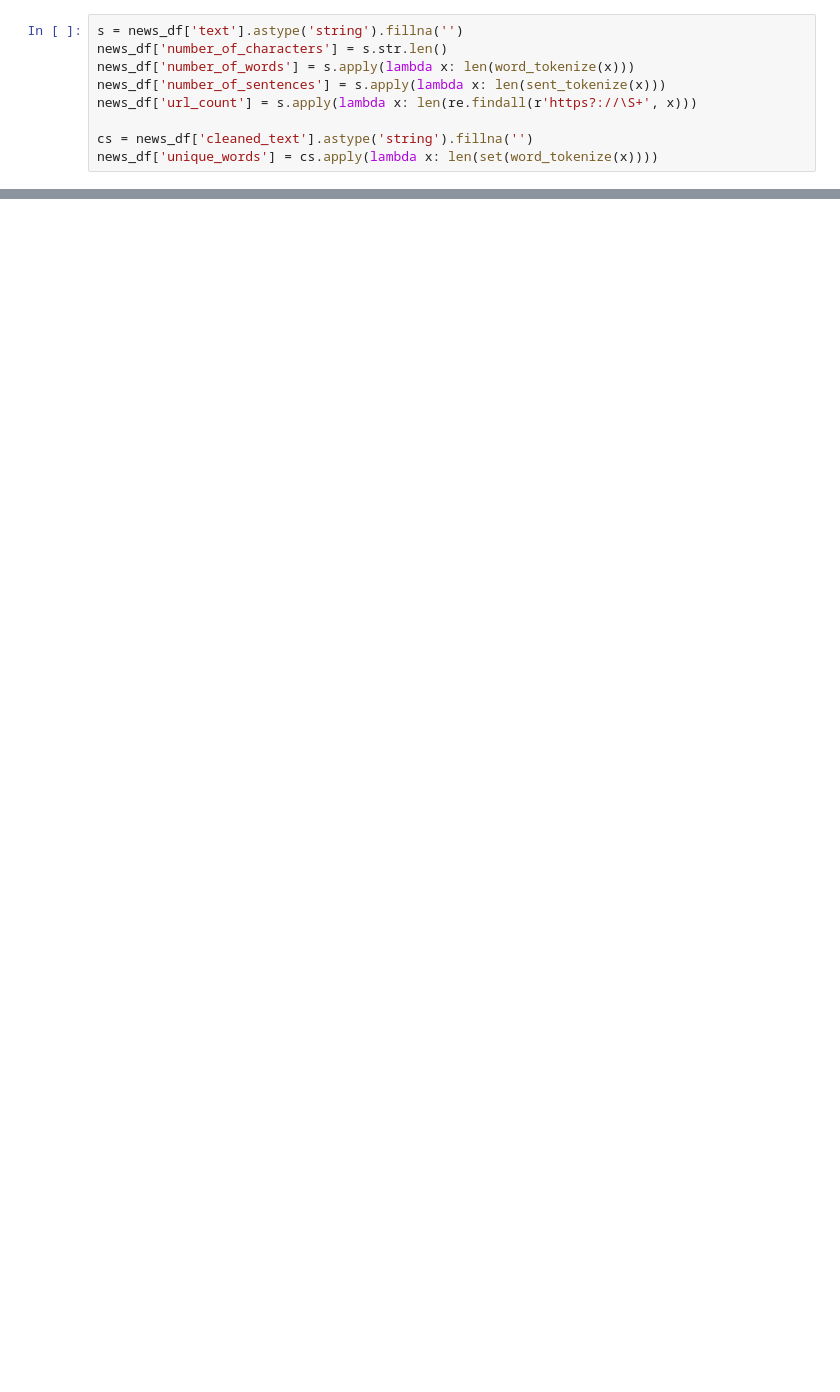
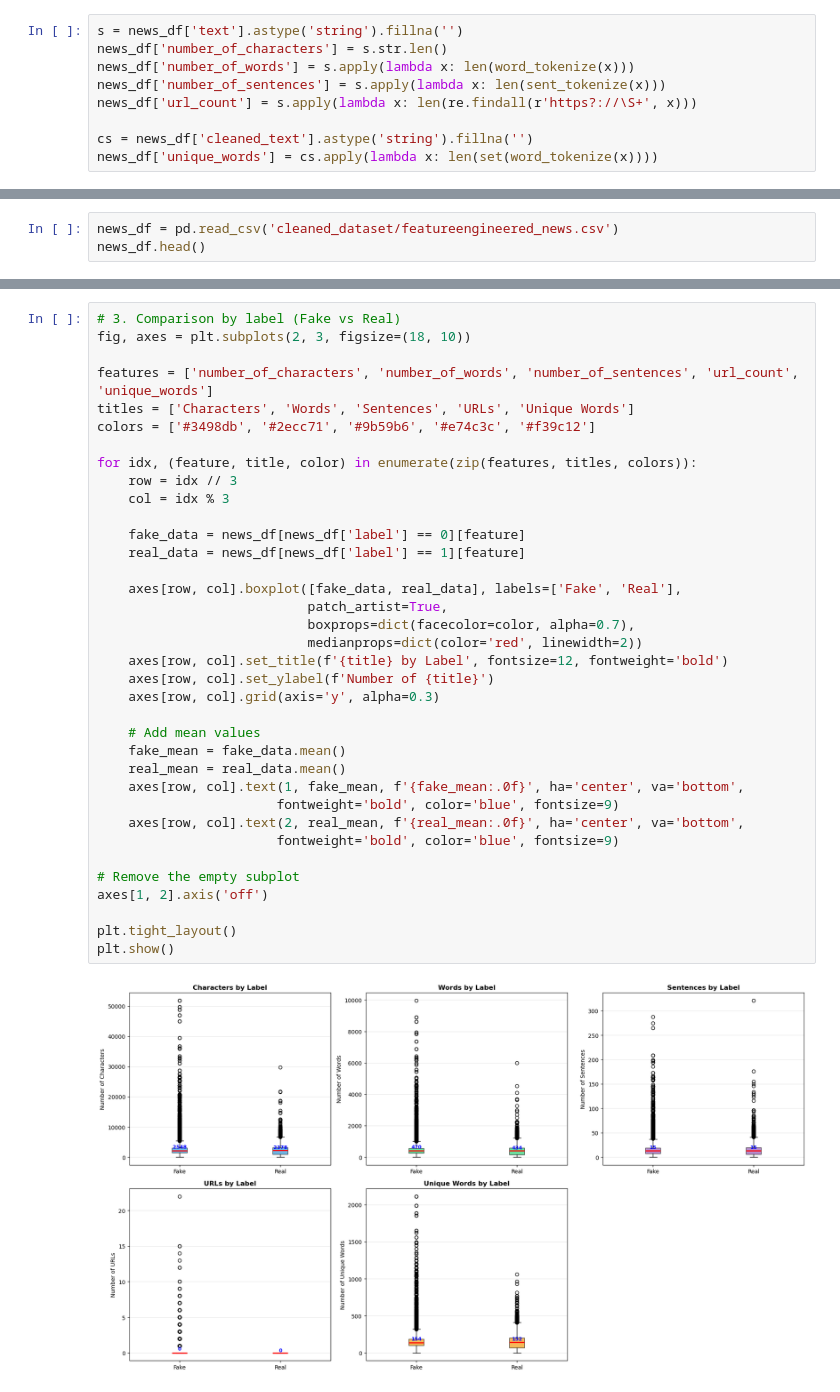
Before and after one commit to akwve/STA160_Group2_Project, a Jupyter notebook: news_feature_engineering.ipynb, the cells around one changed output, grey strips where cells are left out. Drawn from its saved outputs; the diff is of its cells as text; blank space fills up the shorter version.

```diff
--- a/news_feature_engineering.ipynb
+++ b/news_feature_engineering.ipynb
@@ -71,0 +65,3 @@ news_df.head()
+# %%
+news_df = pd.read_csv('cleaned_dataset/featureengineered_news.csv')
+news_df.head()
@@ -71,0 +75,38 @@ news_df.head()
+# %%
+# 3. Comparison by label (Fake vs Real)
+fig, axes = plt.subplots(2, 3, figsize=(18, 10))
+
+features = ['number_of_characters', 'number_of_words', 'number_of_sentences', 'url_count', 'unique_words']
+titles = ['Characters', 'Words', 'Sentences', 'URLs', 'Unique Words']
+colors = ['#3498db', '#2ecc71', '#9b59b6', '#e74c3c', '#f39c12']
+
+for idx, (feature, title, color) in enumerate(zip(features, titles, colors)):
+    row = idx // 3
+    col = idx % 3
+
+    fake_data = news_df[news_df['label'] == 0][feature]
+    real_data = news_df[news_df['label'] == 1][feature]
+
+    axes[row, col].boxplot([fake_data, real_data], labels=['Fake', 'Real'],
+                           patch_artist=True,
+                           boxprops=dict(facecolor=color, alpha=0.7),
+                           medianprops=dict(color='red', linewidth=2))
+    axes[row, col].set_title(f'{title} by Label', fontsize=12, fontweight='bold')
+    axes[row, col].set_ylabel(f'Number of {title}')
+    axes[row, col].grid(axis='y', alpha=0.3)
+
+    # Add mean values
+    fake_mean = fake_data.mean()
+    real_mean = real_data.mean()
+    axes[row, col].text(1, fake_mean, f'{fake_mean:.0f}', ha='center', va='bottom',
+                       fontweight='bold', color='blue', fontsize=9)
+    axes[row, col].text(2, real_mean, f'{real_mean:.0f}', ha='center', va='bottom',
+                       fontweight='bold', color='blue', fontsize=9)
+
+# Remove the empty subplot
+axes[1, 2].axis('off')
+
+plt.tight_layout()
+plt.show()
+# %% [output]
+[figure, added]
```
Also changed, not shown: parts of 6 cells of this notebook.
